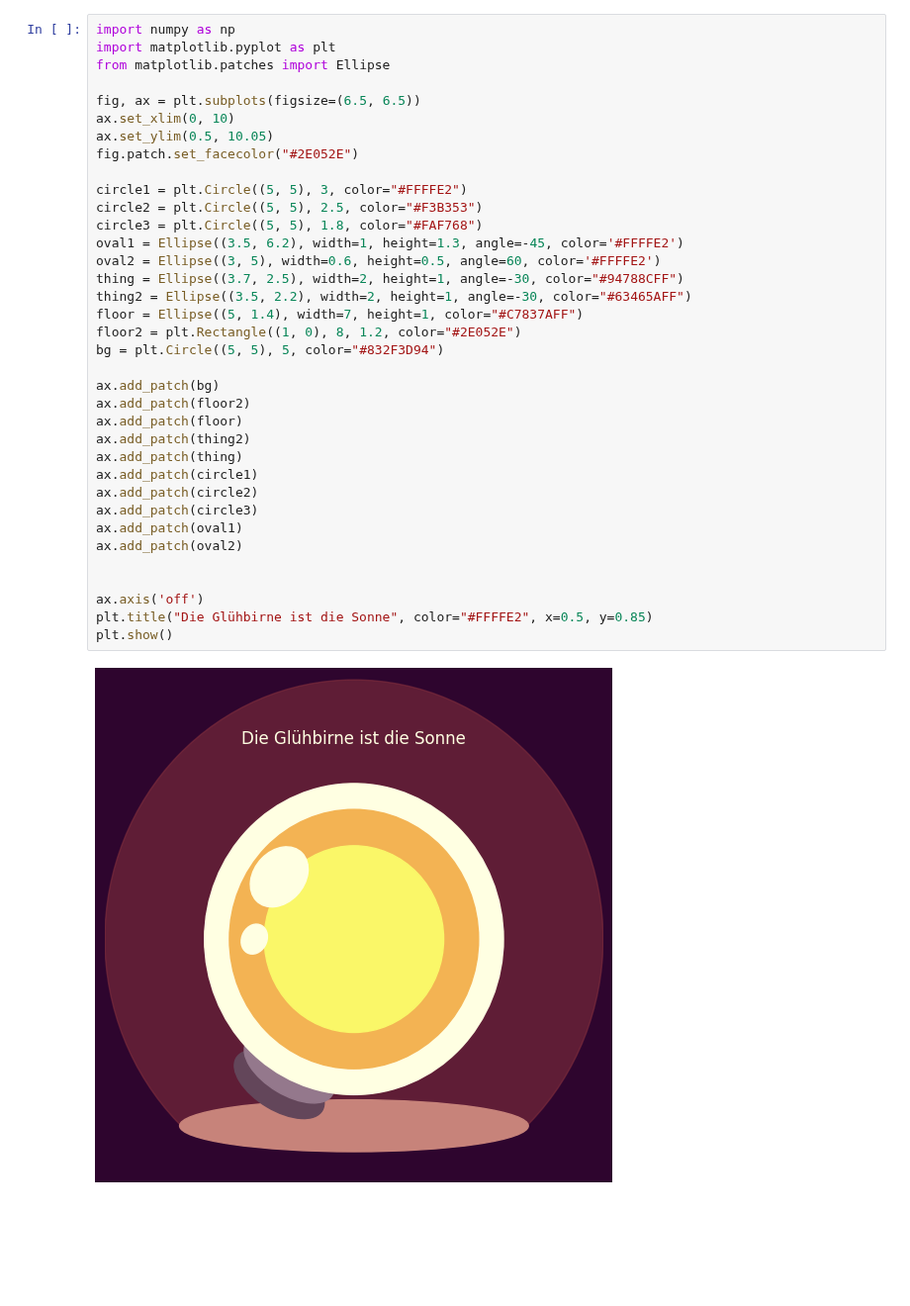
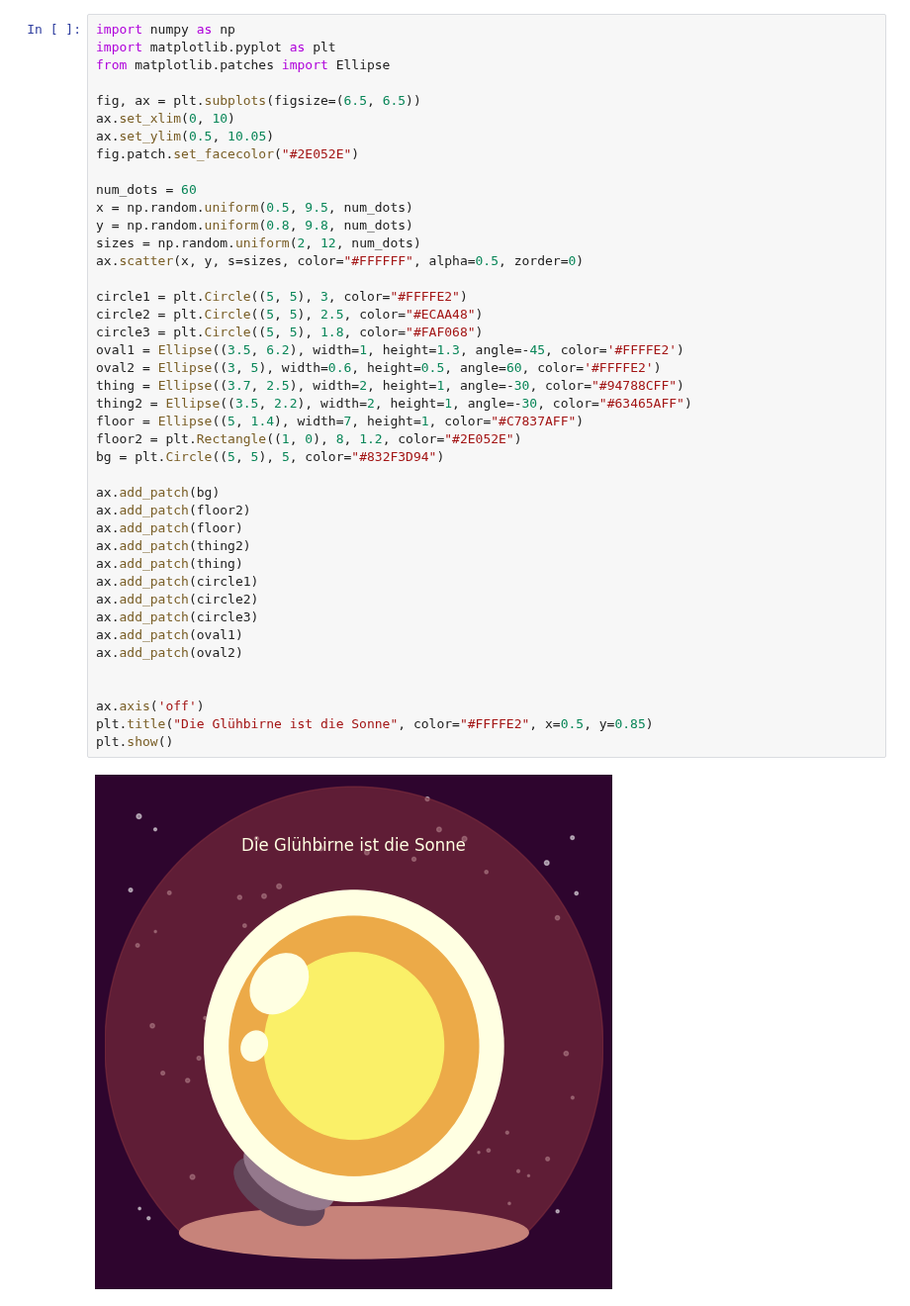
Before and after one commit to martaberdnik/githubtestting, a Jupyter notebook: kreatifaufgabe1.ipynb, the cells around one changed output. Shown at 99% size. Cells and saved outputs as stored; diff of their text form; blank space fills up the shorter version.

```diff
--- a/kreatifaufgabe1.ipynb
+++ b/kreatifaufgabe1.ipynb
@@ -6,33 +6,39 @@ from matplotlib.patches import Ellipse
 fig, ax = plt.subplots(figsize=(6.5, 6.5))
 ax.set_xlim(0, 10)
 ax.set_ylim(0.5, 10.05)
 fig.patch.set_facecolor("#2E052E")
 
+num_dots = 60
+x = np.random.uniform(0.5, 9.5, num_dots)
+y = np.random.uniform(0.8, 9.8, num_dots)
+sizes = np.random.uniform(2, 12, num_dots)
+ax.scatter(x, y, s=sizes, color="#FFFFFF", alpha=0.5, zorder=0)
+
 circle1 = plt.Circle((5, 5), 3, color="#FFFFE2")
-circle2 = plt.Circle((5, 5), 2.5, color="#F3B353")
-circle3 = plt.Circle((5, 5), 1.8, color="#FAF768")
+circle2 = plt.Circle((5, 5), 2.5, color="#ECAA48")
+circle3 = plt.Circle((5, 5), 1.8, color="#FAF068")
 oval1 = Ellipse((3.5, 6.2), width=1, height=1.3, angle=-45, color='#FFFFE2')
 oval2 = Ellipse((3, 5), width=0.6, height=0.5, angle=60, color='#FFFFE2')
 thing = Ellipse((3.7, 2.5), width=2, height=1, angle=-30, color="#94788CFF")
 thing2 = Ellipse((3.5, 2.2), width=2, height=1, angle=-30, color="#63465AFF")
 floor = Ellipse((5, 1.4), width=7, height=1, color="#C7837AFF")
 floor2 = plt.Rectangle((1, 0), 8, 1.2, color="#2E052E")
 bg = plt.Circle((5, 5), 5, color="#832F3D94")
 
 ax.add_patch(bg)
 ax.add_patch(floor2)
 ax.add_patch(floor)
 ax.add_patch(thing2)
 ax.add_patch(thing)
 ax.add_patch(circle1)
 ax.add_patch(circle2)
 ax.add_patch(circle3)
 ax.add_patch(oval1)
 ax.add_patch(oval2)
 
 
 ax.axis('off')
 plt.title("Die Glühbirne ist die Sonne", color="#FFFFE2", x=0.5, y=0.85)
 plt.show()
 # %% [output]
-[figure, old version]
+[figure, new version]
```
